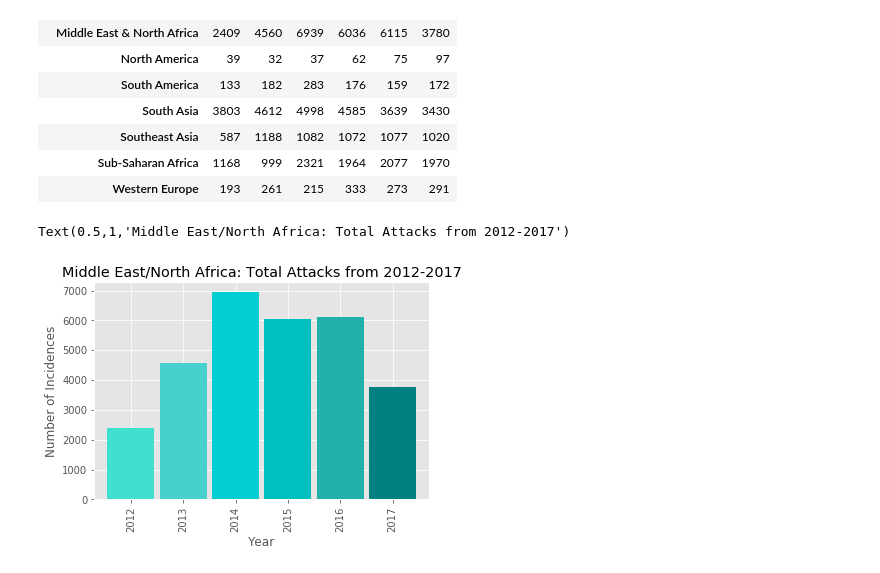
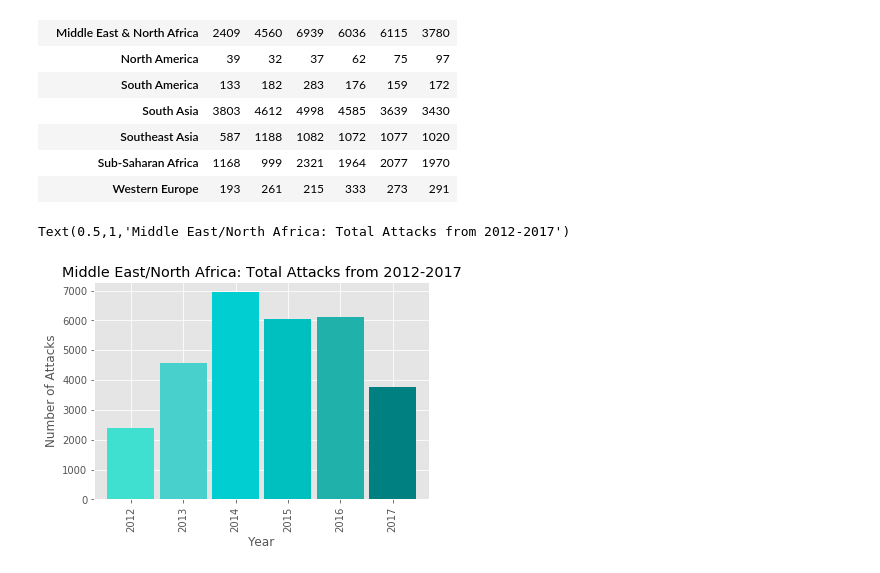
Before and after one commit to kristen-hyman/Group_Project, a Jupyter notebook: kristen_file.ipynb, the cells around one changed output. Saved outputs shown, nothing was run; the diff lists cells and outputs as text; code cells hidden in the pictures.

```diff
--- a/kristen_file.ipynb
+++ b/kristen_file.ipynb
@@ -1,20 +1,23 @@
 # %%
+#Import dependencies
+
 import pandas as pd
 import numpy as np
 import matplotlib.pyplot as plt
 plt.style.use('ggplot')
 import seaborn.apionly as sns
 
+#import CSV
 terror = "Terrorism.csv"
 df = pd.read_csv(terror, encoding = "Latin")
 
-
+#Pull in columns that we need from the large data set
 df2 = df[["iyear","imonth", "country_txt", "region_txt", "city", "attacktype1_txt", "targtype1_txt","nkill","nwound"]]
 
-
+#Rename the columns for better understanding
 renamed_df = df2.rename(columns={"iyear": "Year","imonth": "Month", "country_txt": "Country",
                 "region_txt":"Region", "city":"City", "attacktype1_txt": "Attack Type",
-                "targtype1_txt":"Target Type","nkill":"Number Killed","nwound":"Number Wounded"})
+                "targtype1_txt":"Target Type","nkill":"Casualties","nwound":"Number Wounded"})
 renamed_df['Year'] = renamed_df['Year'].astype(str)
 renamed_df.head()
 # %% [output]
@@ -106,17 +129,15 @@ Africa = Combined5Rename.iloc[9, :]
 # %%
 
 MEbarchart = MiddleEast.plot(kind='bar', width=.9, color = ["turquoise","mediumturquoise",
                              "darkturquoise","c","lightseagreen","teal"])
 
-#MEbarchart.set_color_cycle(sns.color_palette("coolwarm_r",6))
-
-
-
 # Set the xlabel and ylabel using class methods
 
 MEbarchart.set_xlabel("Year")
-MEbarchart.set_ylabel("Number of Incidences")
+MEbarchart.set_ylabel("Number of Attacks")
 MEbarchart.set_title("Middle East/North Africa: Total Attacks from 2012-2017")
+
+#Terroism is on the decline, what could be driving that? why were attacks high in 2014? Islamic state decline?
 # %% [output]
 Text(0.5,1,'Middle East/North Africa: Total Attacks from 2012-2017')
-[figure, old version]
+[figure, new version]
```
Also changed, not shown: parts of 10 cells of this notebook.
